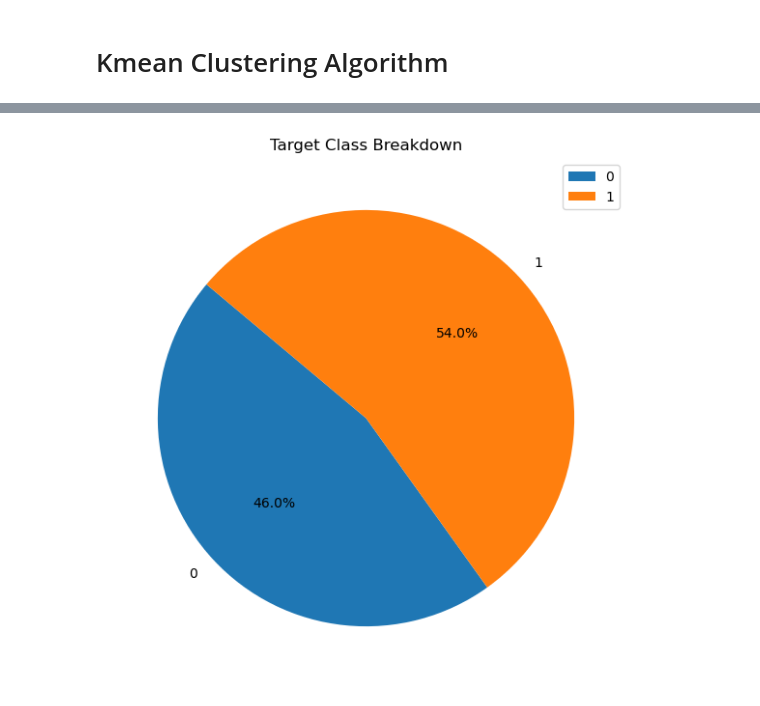
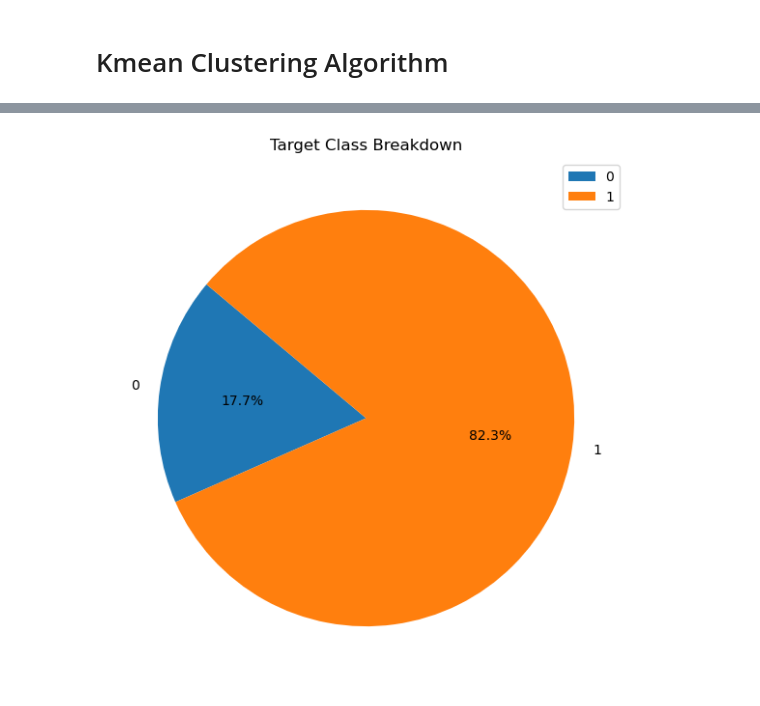
Before and after one commit to MaukanMir/Waze-Analysis, a Jupyter notebook: training.ipynb, the cells around one changed output, grey strips where cells are left out. Cells and saved outputs as stored; diff of their text form; code cells hidden in the pictures.

Commit message:
added new labels

```diff
--- a/training.ipynb
+++ b/training.ipynb
@@ -92,31 +93,29 @@ def create_sampling_pipeline(preprocessor, sampling_model, model, kbest=None):
 
   return Pipeline(steps=steps)
 
-def find_best_kmeans_model(complete_df, missing_values_df, preprocessor):
+def find_best_label_propagation_model(complete_df, missing_values_df, preprocessor):
 
-  X_labeled = complete_df.drop("label", axis=1)
-  y_labeled = complete_df["label"]
+    X_labeled = complete_df.drop("label", axis=1)
+    y_labeled = complete_df["label"]
 
-  encoder = LabelEncoder()
-  y_encoded = encoder.fit_transform(y_labeled)
+    encoder = LabelEncoder()
+    y_encoded = encoder.fit_transform(y_labeled)
 
-  X_unlabeled = missing_values_df.drop("label", axis=1)
+    X_unlabeled = missing_values_df.drop("label", axis=1)
 
-  param_grid = {
-        'model__n_clusters': list(range(2, 50)),
-    }
+    X_combined = pd.concat([X_labeled, X_unlabeled], axis=0)
+    y_combined = pd.concat([pd.Series(y_encoded), pd.Series([-1] * len(X_unlabeled))])
 
-  kmeans = KMeans(n_clusters=2, random_state=42)
-  pipeline = create_sklearn_pipeline(preprocessor, kmeans)
-  grid_search = GridSearchCV(pipeline, param_grid, cv=10, scoring='accuracy')
-  grid_search.fit(X_labeled, y_encoded)
 
-  best_model = grid_search.best_estimator_
-  print(grid_search.score)
-  pseudo_labels = best_model.predict(X_unlabeled)
-  X_unlabeled['pseudo_label'] = pseudo_labels
+    label_propagation = LabelPropagation()
 
-  return X_unlabeled
+    pipeline = create_sklearn_pipeline(preprocessor, label_propagation)
+    pipeline.fit(X_combined, y_combined)
+
+    pseudo_labels = pipeline.named_steps['model'].transduction_[len(X_labeled):]
+    X_unlabeled['pseudo_label'] = pseudo_labels
+
+    return X_unlabeled
 
 
 
@@ -306,4 +305,4 @@ check_class_imbalance(pesudo_df["pseudo_label"])
 # %% [markdown]
 # Kmean Clustering Algorithm
 # %%
-find_best_kmeans_model(complete_df, preprocessor)
+predicted_values = find_best_label_propagation_model(complete_df, missing_values, preprocessor)
@@ -336,4 +309,4 @@ See the caveats in the documentation: https://pandas.pydata.org/pandas-docs/stab
-# %%
-check_class_imbalance(filled_in_values["cluster"])
-# %% [output]
-[figure, removed]
+# %%
+check_class_imbalance(predicted_values["pseudo_label"])
+# %% [output]
+[figure, added]
```
Also changed, not shown: parts of 3 cells of this notebook.
